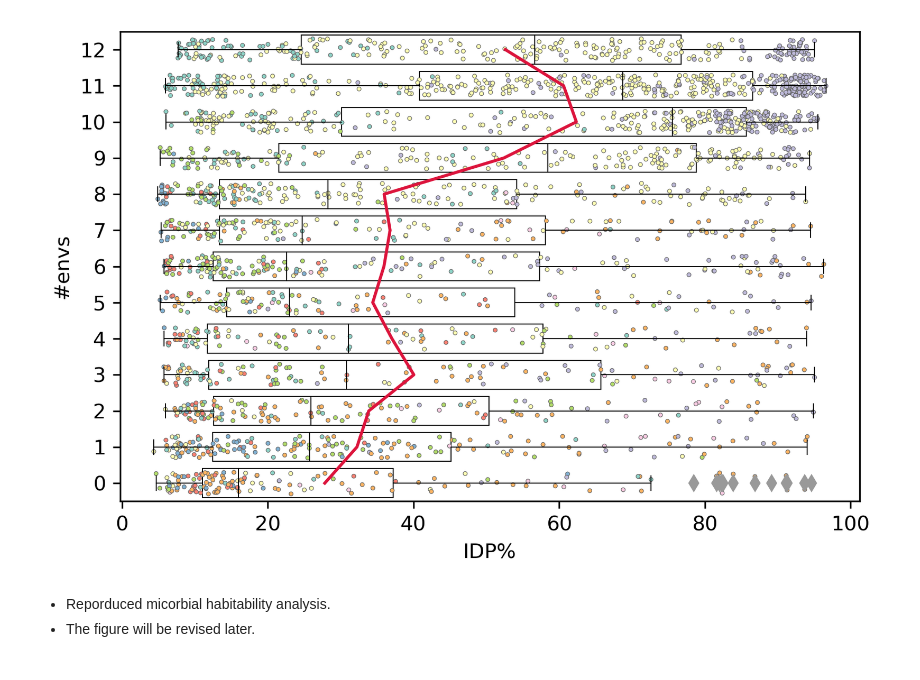
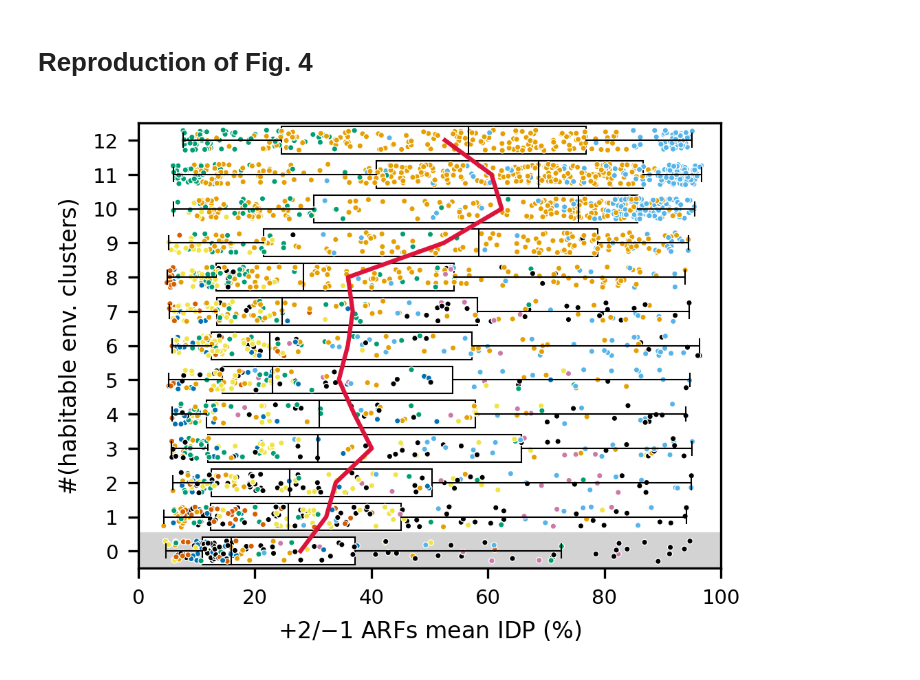
Before and after one commit to IwasakiLab/bact-ARF, a Jupyter notebook: notebooks/07-figures/Fig4-habitability.ipynb, the cells around one changed output. Saved outputs shown, nothing was run; the diff lists cells and outputs as text; code cells hidden in the pictures.

```diff
--- a/notebooks/07-figures/Fig4-habitability.ipynb
+++ b/notebooks/07-figures/Fig4-habitability.ipynb
@@ -1,3 +1,5 @@
+# %% [markdown]
+# Reproduction of Fig. 4
 # %%
 import numpy as np
 import pandas as pd
@@ -8,45 +11,55 @@ metadata = Metadata()
 habitablity_scores = pd.read_pickle(path2.data/'prokatlas'/'summary.pkl.bz2')
 idp_summary = pd.read_pickle(path2.data/'iupred2a'/'summary.pkl.bz2')
 idp_summary = idp_summary.swaplevel(0,1,axis=1).swaplevel(1,2,axis=1).sort_index(axis=1)
-# %%
-phylum = metadata.acc.set_index('refseq')['gtdbrep'].map(
-    metadata.tax_inuse['GTDB taxonomy'].str.split(';', expand=True)[1].rename('phylum')
-)
-phylum_counts = phylum.value_counts()
-phylum = phylum.where(phylum.isin(idx := phylum_counts[phylum_counts >= 40].index), 'others')
+# %%
+gtdbrep2refseq = metadata.acc.set_index('gtdbrep')['refseq']
+refseq2gtdbrep = metadata.acc.set_index('refseq')['gtdbrep']
+acc_ordered = pd.DataFrame([
+    (refseq_acc, gtdb_acc)
+    for gtdb_acc in metadata.bac120_tree.iter_leaf_names()
+    if (refseq_acc := gtdbrep2refseq.get(gtdb_acc)) is not None
+], columns=['refseq', 'gtdbrep'])
+gtdb_taxonomy = metadata.taxrank_inuse.loc[acc_ordered['gtdbrep']]
+
+phylum_counts = gtdb_taxonomy['phylum'].value_counts()[gtdb_taxonomy['phylum'].unique()]
+top_idx = phylum_counts[phylum_counts >= 40].sort_values(ascending=False).index
+phylum_masked = gtdb_taxonomy['phylum'].where(gtdb_taxonomy['phylum'].isin(top_idx), '(others)')
+phylum_color = (phylum_counts.rank(method='first', ascending=False).astype(int)-1).apply(CUD.OkabeIto_cmap)
 # %%
 import matplotlib.pyplot as plt
 import seaborn as sns
 
 pltdat = pd.concat([
     (habitablity_scores > 0).sum(),
-    (idp_summary[30, 0.5] / idp_summary[30, 0]).loc[[4,16]].mean() * 100,
-    phylum
+    (idp_summary[30, 0.5] / idp_summary[30, 0]).loc[[4,16]].mean().fillna(0) * 100,
+    refseq2gtdbrep.map(phylum_masked)
 ], axis=1, keys=['#envs', 'IDP%', 'phylum'])
 
 mm = 1 / 25.4
-with plt.rc_context():
-    fig, ax = plt.subplots(figsize=(150*mm, 100*mm), dpi=300)
+with plt.rc_context({'font.size': 8, 'grid.linewidth': 0.5, 'xtick.labelsize': 7, 'ytick.labelsize': 7}):
+    fig, ax = plt.subplots(figsize=(90*mm, 70*mm), dpi=300)
     conf=dict(zorder=1, c='k')
     sns.boxplot(
         x='IDP%', y='#envs', data=pltdat,
         color='w', orient='h', linewidth=0.5, ax=ax,
-        capprops=conf, whiskerprops=conf, flierprops=conf, medianprops=conf,
-        boxprops=dict(zorder=0, ec='k'),
+        capprops=conf, whiskerprops=conf, medianprops=conf,
+        boxprops=dict(zorder=0, ec='k'), showfliers = False
     )
     sns.stripplot(
-        x='IDP%', y='#envs', hue='phylum', data=pltdat,
-        jitter=0.3, s=2, orient='h', linewidth=0.3, palette='Set3', ax=ax, zorder=1
+        x='IDP%', y='#envs', hue='phylum', hue_order=[*top_idx, '(others)'], data=pltdat,
+        jitter=0.3, s=2, orient='h', ec='w', linewidth=0.3, palette=CUD.OkabeIto_cpal, ax=ax, zorder=1
     )
     sns.lineplot(
         x='IDP%', y='#envs', data=pltdat.groupby('#envs').mean(),
         markers=True, color='crimson', sort=False, ax=ax, zorder=2
     )
     ax.legend().remove()
+    ax.set_xlabel('$+2$/$-1$ ARFs mean IDP (%)')
+    ax.set_ylabel('#(habitable env. clusters)')
+    ax.set_xlim(0, 100)
     ax.set_ylim(-0.5, 12.5)
+    ax.fill_between((0, 100), -0.5, 0.5, color='lightgray', zorder=0)
     fig.tight_layout()
+    fig.savefig('./Figs/Fig4b.pdf')
 # %% [output]
-[figure, old version]
+[figure, new version]
-# %% [markdown]
-- Reporduced micorbial habitability analysis.
-- The figure will be revised later.
```
Also changed, not shown: parts of 2 cells of this notebook, 42 other files.
